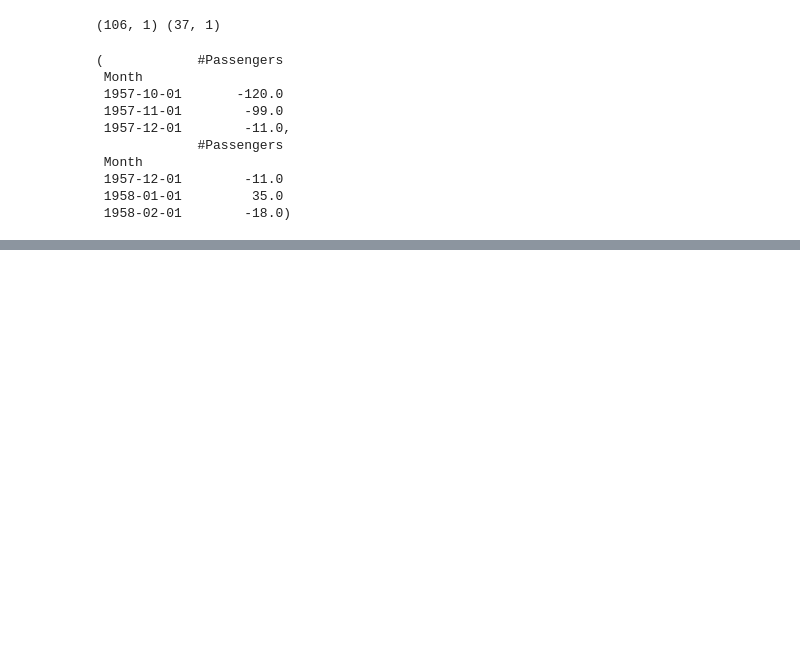
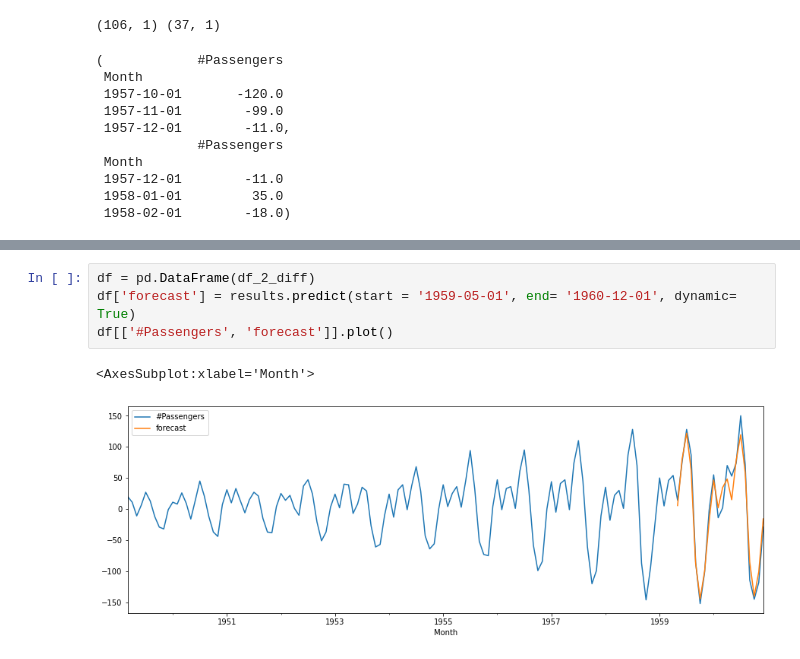
Before and after one commit to Pramod-Kumar808/time_series, a Jupyter notebook: notebook/Project_Notebook.ipynb, the cells around one changed output, grey strips where cells are left out. Cells and saved outputs as stored; diff of their text form; blank space fills up the shorter version.

```diff
--- a/notebook/Project_Notebook.ipynb
+++ b/notebook/Project_Notebook.ipynb
@@ -204,0 +246,7 @@ plotting ARIMA model
+# %%
+df = pd.DataFrame(df_2_diff)
+df['forecast'] = results.predict(start = '1959-05-01', end= '1960-12-01', dynamic= True)
+df[['#Passengers', 'forecast']].plot()
+# %% [output]
+<AxesSubplot:xlabel='Month'>
+[figure, added]
```
Also changed, not shown: parts of 7 cells of this notebook.
